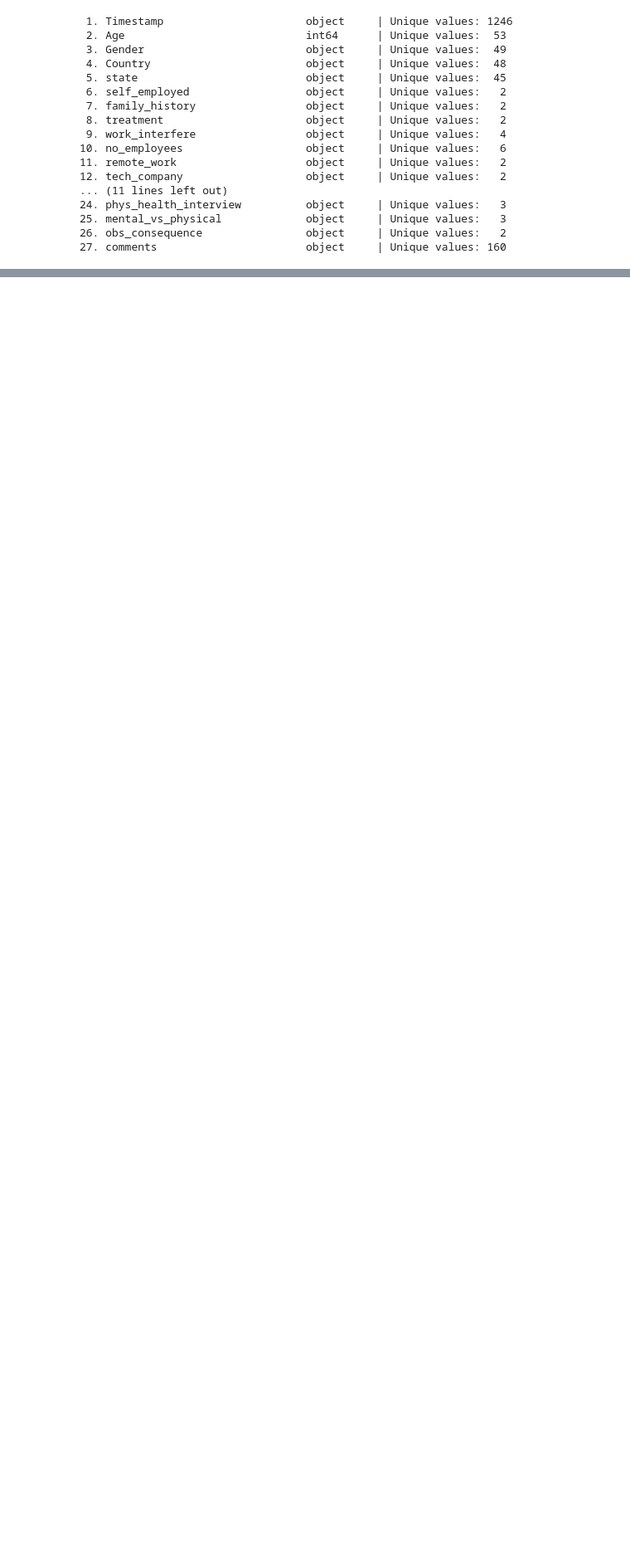
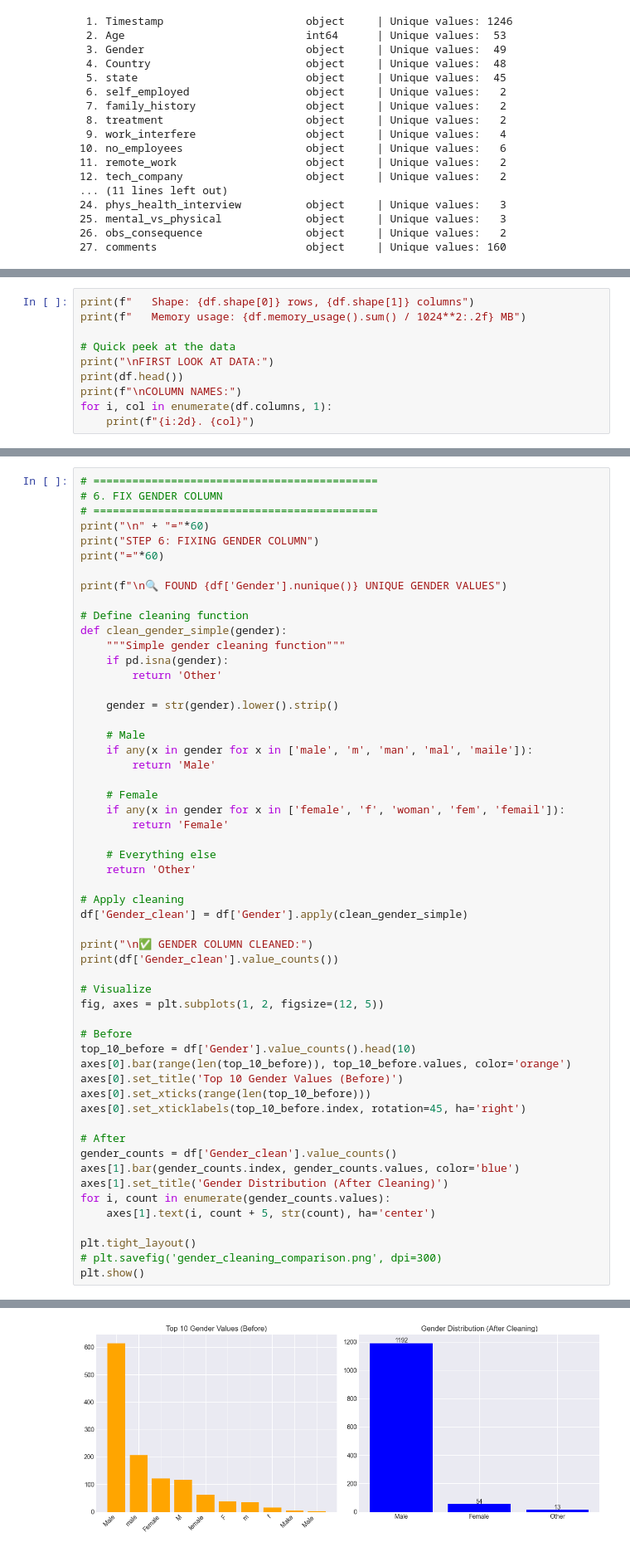
Before and after one commit to alivianay/stresss, a Jupyter notebook: notebook/tech_workers.ipynb, the cells around one changed output, grey strips where cells are left out. Shown at 83% size. Drawn from its saved outputs; the diff is of its cells as text; blank space fills up the shorter version.

```diff
--- a/notebook/tech_workers.ipynb
+++ b/notebook/tech_workers.ipynb
@@ -154,3 +154,13 @@ print(summary_df.to_string())
 24         mental_vs_physical    object      1259           0            0.0%              3                                    Yes, Don't know, No
 25            obs_consequence    object      1259           0            0.0%              2                                                No, Yes
 26                   comments    object       164        1095           87.0%            160  I'm not on my company's health insurance which cou...
+# %%
+print(f"   Shape: {df.shape[0]} rows, {df.shape[1]} columns")
+print(f"   Memory usage: {df.memory_usage().sum() / 1024**2:.2f} MB")
+
+# Quick peek at the data
+print("\nFIRST LOOK AT DATA:")
+print(df.head())
+print(f"\nCOLUMN NAMES:")
+for i, col in enumerate(df.columns, 1):
+    print(f"{i:2d}. {col}")
@@ -156,0 +369,56 @@ print(summary_df.to_string())
+# %%
+# ============================================
+# 6. FIX GENDER COLUMN
+# ============================================
+print("\n" + "="*60)
+print("STEP 6: FIXING GENDER COLUMN")
+print("="*60)
+
+print(f"\n🔍 FOUND {df['Gender'].nunique()} UNIQUE GENDER VALUES")
+
+# Define cleaning function
+def clean_gender_simple(gender):
+    """Simple gender cleaning function"""
+    if pd.isna(gender):
+        return 'Other'
+
+    gender = str(gender).lower().strip()
+
+    # Male
+    if any(x in gender for x in ['male', 'm', 'man', 'mal', 'maile']):
+        return 'Male'
+
+    # Female
+    if any(x in gender for x in ['female', 'f', 'woman', 'fem', 'femail']):
+        return 'Female'
+
+    # Everything else
+    return 'Other'
+
+# Apply cleaning
+df['Gender_clean'] = df['Gender'].apply(clean_gender_simple)
+
+print("\n✅ GENDER COLUMN CLEANED:")
+print(df['Gender_clean'].value_counts())
+
+# Visualize
+fig, axes = plt.subplots(1, 2, figsize=(12, 5))
+
+# Before
+top_10_before = df['Gender'].value_counts().head(10)
+axes[0].bar(range(len(top_10_before)), top_10_before.values, color='orange')
+axes[0].set_title('Top 10 Gender Values (Before)')
+axes[0].set_xticks(range(len(top_10_before)))
+axes[0].set_xticklabels(top_10_before.index, rotation=45, ha='right')
+
+# After
+gender_counts = df['Gender_clean'].value_counts()
+axes[1].bar(gender_counts.index, gender_counts.values, color='blue')
+axes[1].set_title('Gender Distribution (After Cleaning)')
+for i, count in enumerate(gender_counts.values):
+    axes[1].text(i, count + 5, str(count), ha='center')
+
+plt.tight_layout()
+# plt.savefig('gender_cleaning_comparison.png', dpi=300)
+plt.show()
+# %% [output]
@@ -156,0 +437 @@ print(summary_df.to_string())
+[figure, added]
```
Also changed, not shown: parts of 9 cells of this notebook, 4 other files.
